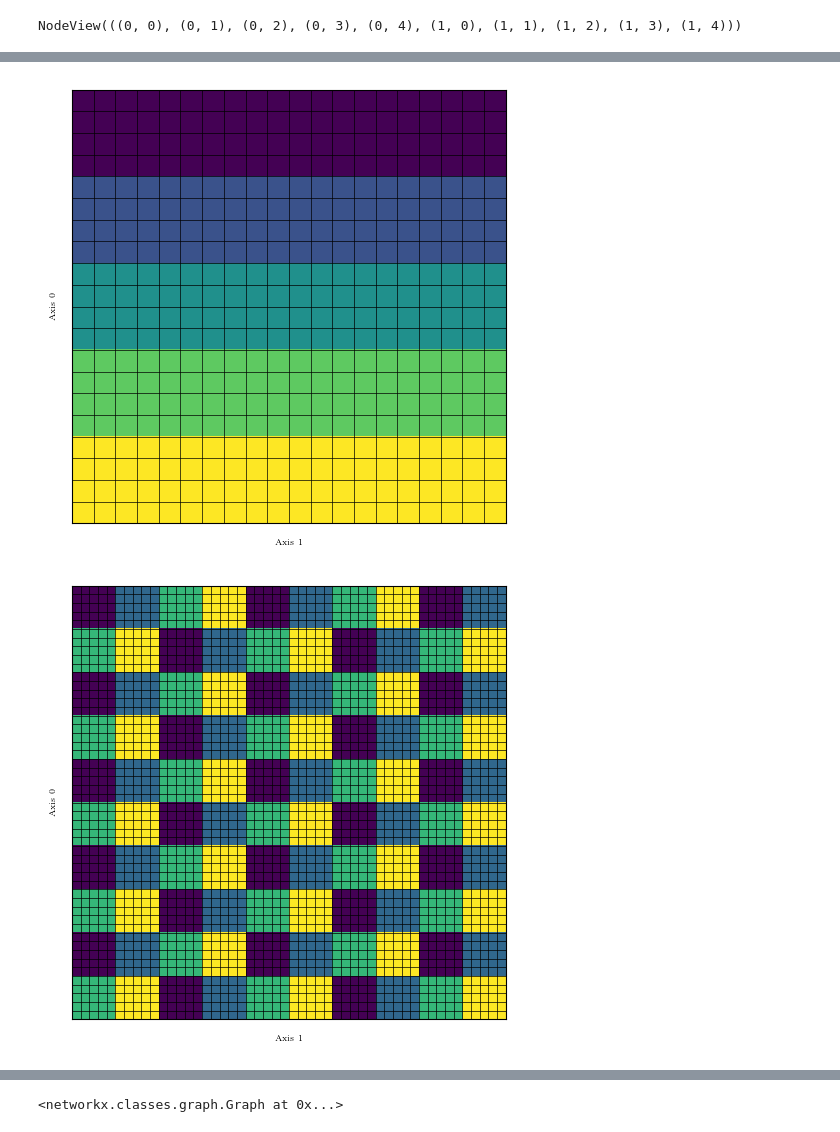
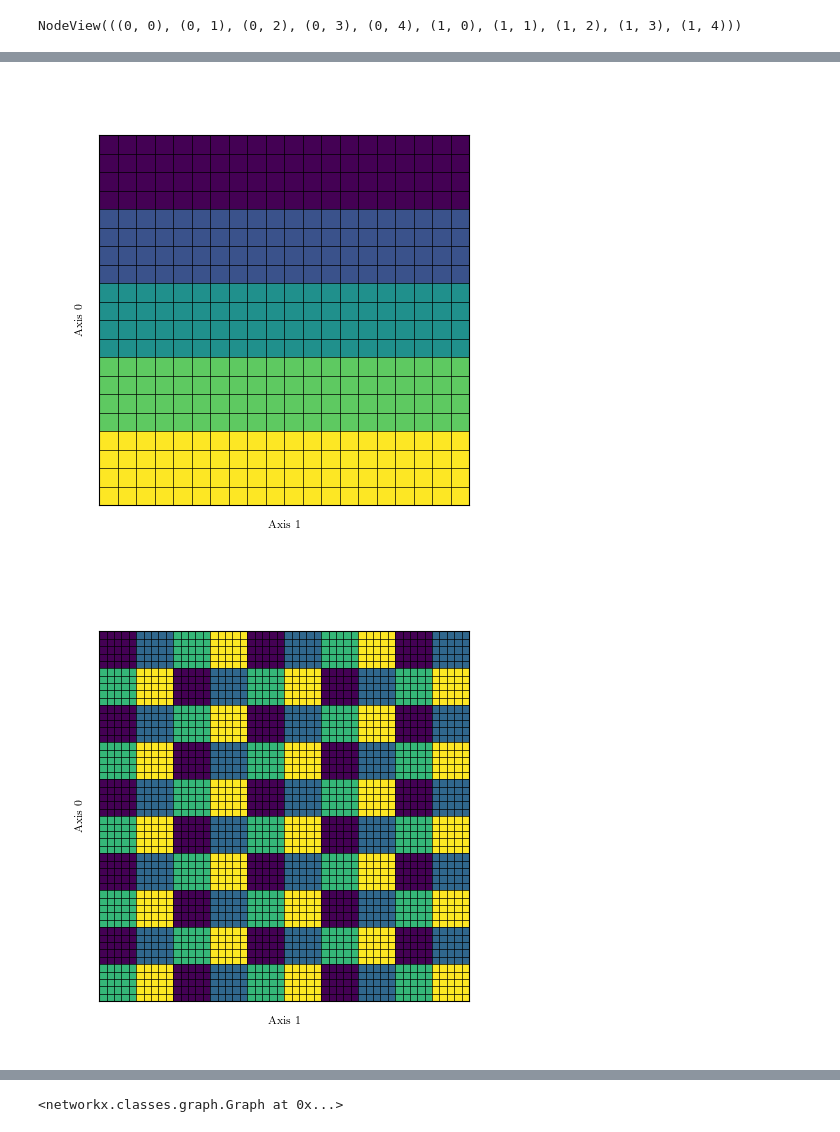
Before and after one commit to Helmholtz-AI-Energy/tensorcraft, a Jupyter notebook: notebooks/viz_basics.ipynb, the cells around one changed output, grey strips where cells are left out. Cells and saved outputs as stored; diff of their text form; code cells hidden in the pictures.

```diff
--- a/notebooks/viz_basics.ipynb
+++ b/notebooks/viz_basics.ipynb
@@ -17,7 +18,7 @@ fontsize_small = 8
 matplotlib.rcParams.update({
     "figure.figsize": figSize,
     "figure.dpi": 100,
-    "figure.autolayout": True,
+    # "figure.autolayout": True,
     "text.usetex": True,
     "font.family": "serif",
     "font.size": fontsize,
@@ -73,18 +78,19 @@ draw2DTensor(tensor, d)
 # %%
 %matplotlib widget
+fig = plt.figure()
 
 tensor = Tensor((20, 20))
 d = BlockDist(5, 0)
-draw2DTensor(tensor, d)
+draw2DTensor(fig, tensor, d)
 # %% [output]
-[figure, old version]
+[figure, new version]
 # %%
 %matplotlib widget
-
+fig = plt.figure()
 tensor = Tensor((50, 50))
 d = TileDist(4, 5)
-draw2DTensor(tensor, d)
+draw2DTensor(fig, tensor, d)
 # %% [output]
-[figure, old version]
+[figure, new version]
 # %%
 %matplotlib widget
```
Also changed, not shown: parts of 7 cells of this notebook, 4 other files.
